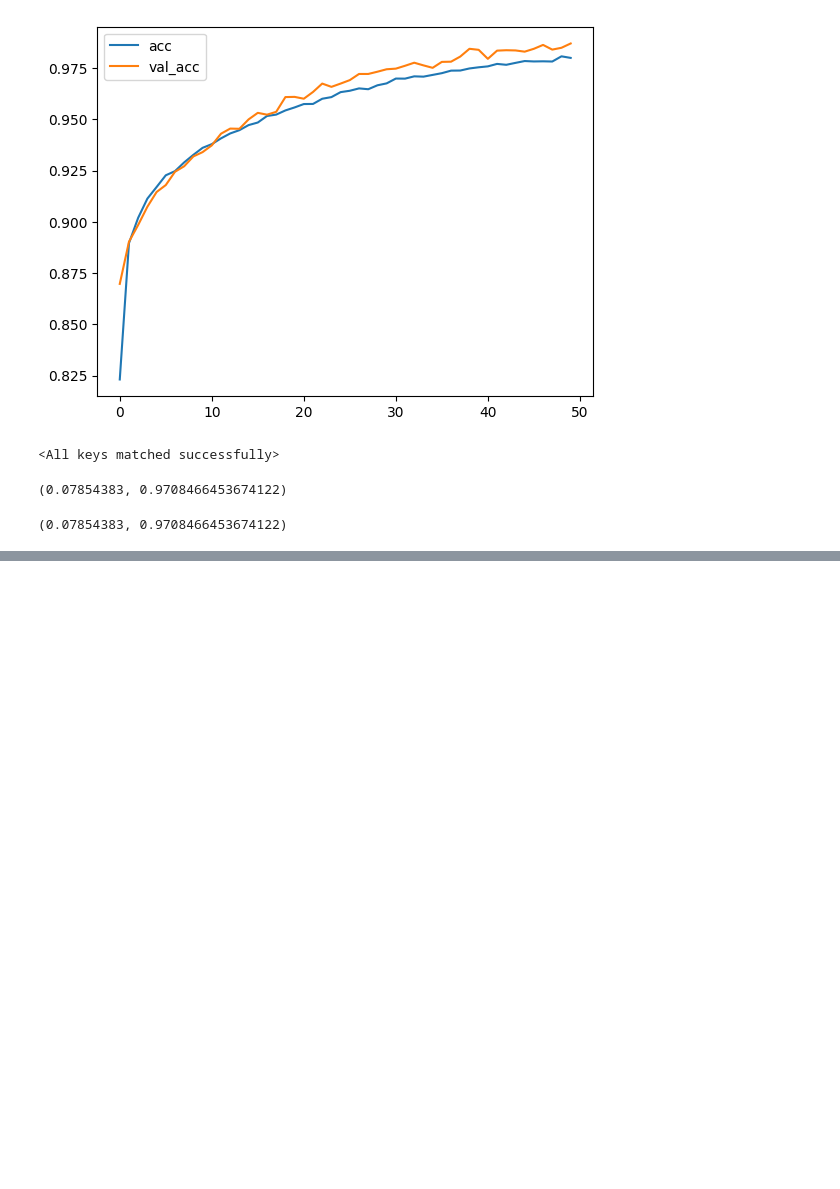
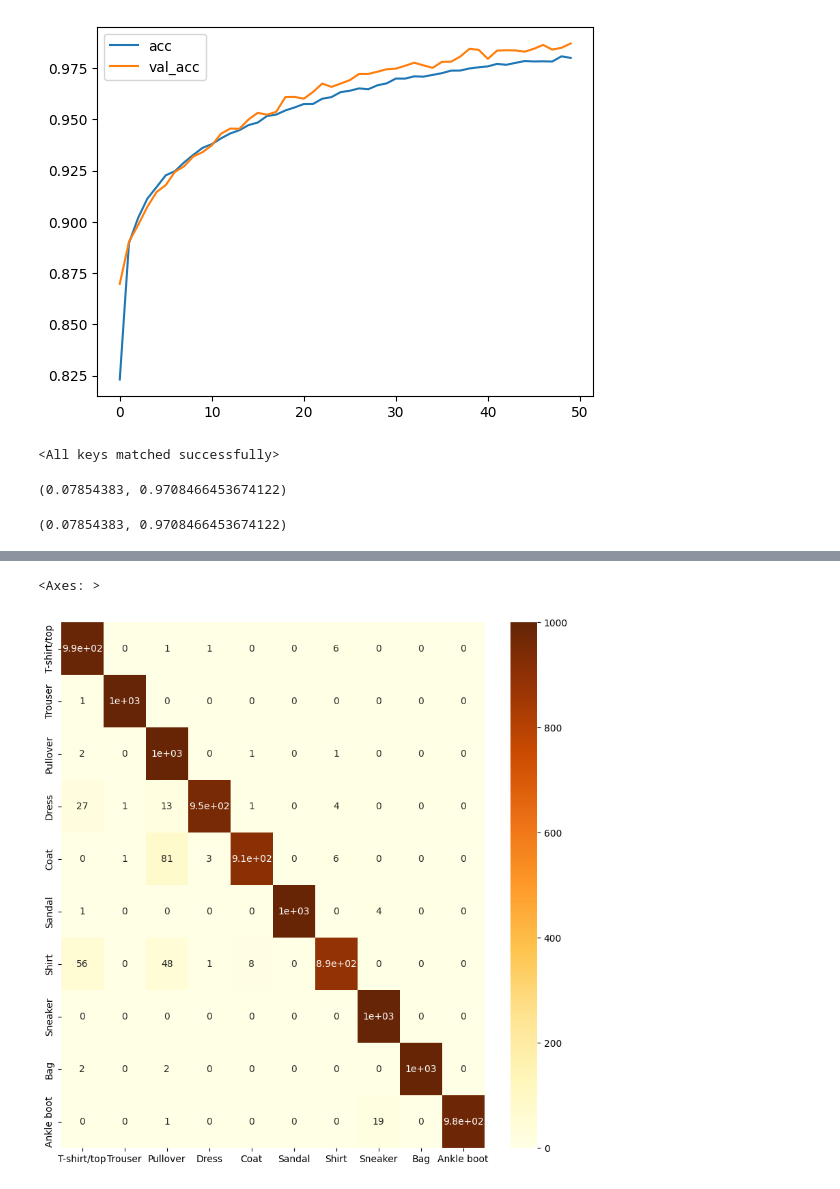
Before and after one commit to ahanaf019/learn-pytorch, a Jupyter notebook: 03_computer_vision.ipynb, the cells around one changed output, grey strips where cells are left out. Cells and saved outputs as stored; diff of their text form; code cells hidden in the pictures; blank space fills up the shorter version.

Commit message:
Visualize the pred. conf. matrix of the simple CNN

```diff
--- a/03_computer_vision.ipynb
+++ b/03_computer_vision.ipynb
@@ -348,0 +351,18 @@ validation_epoch(model, test_dataloader)
+# %%
+y_preds = []
+labels = []
+
+for images, label in test_dataloader:
+    images = images.to(device)
+    lables = label.to(device)
+    yp = model(images)
+    yp = torch.argmax(yp, dim=-1)
+    y_preds.append(yp)
+    labels.append(label)
+
+
+y_preds = torch.cat(y_preds, dim=-1)
+labels = torch.cat(labels, dim=-1)
+# %%
+confmat = ConfusionMatrix(task='multiclass', num_classes=10)
+confmat_tensor = confmat(y_preds.cpu(), labels.cpu())
@@ -348,0 +382,8 @@ validation_epoch(model, test_dataloader)
+# %%
+import seaborn as sns
+
+plt.figure(figsize=(10, 10))
+sns.heatmap(confmat_tensor, annot=True, xticklabels=class_names, yticklabels=class_names, cmap=sns.color_palette("YlOrBr", as_cmap=True))
+# %% [output]
+<Axes: >
+[figure, added]
```
Also changed, not shown: parts of 2 cells of this notebook.
